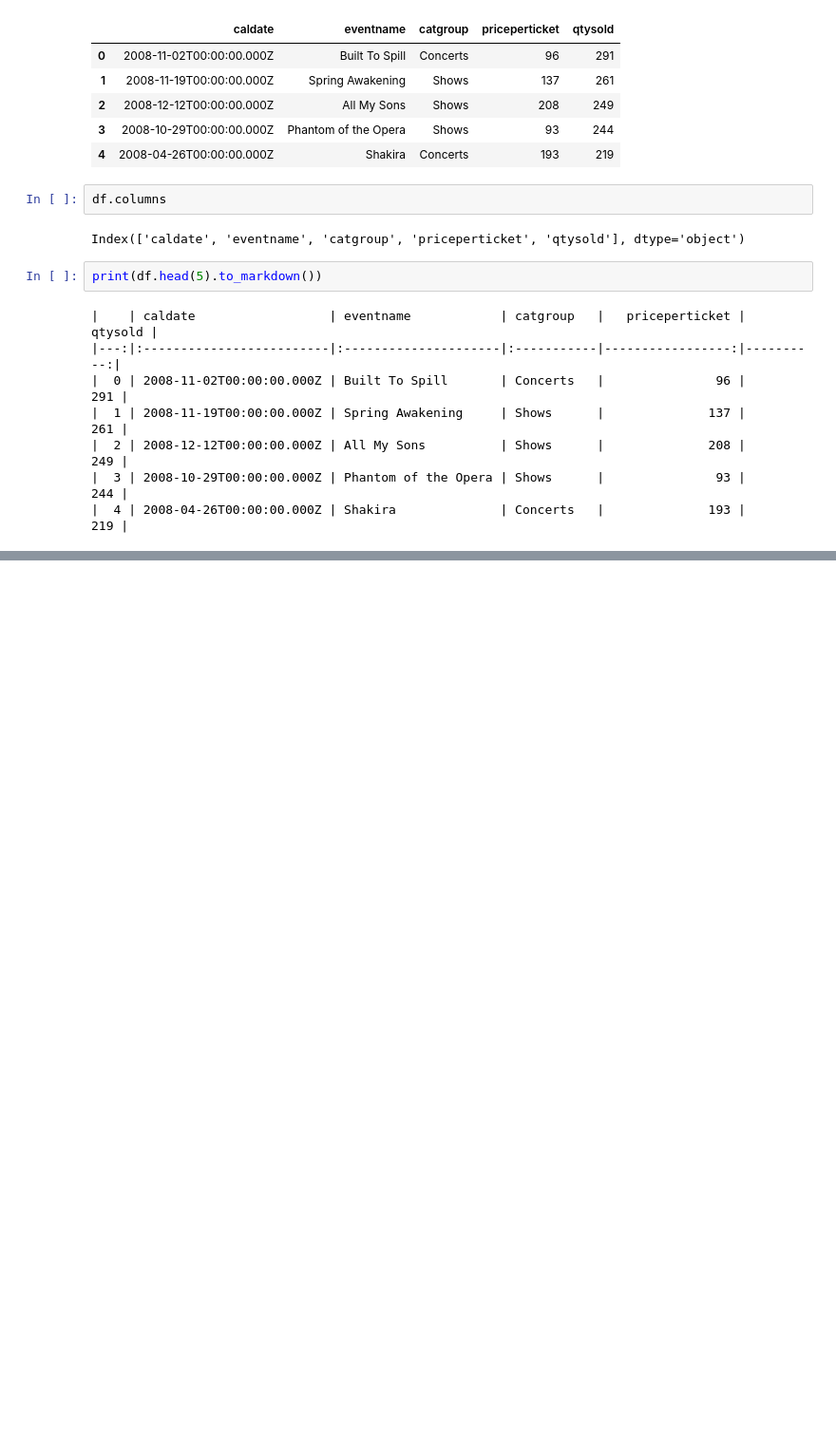
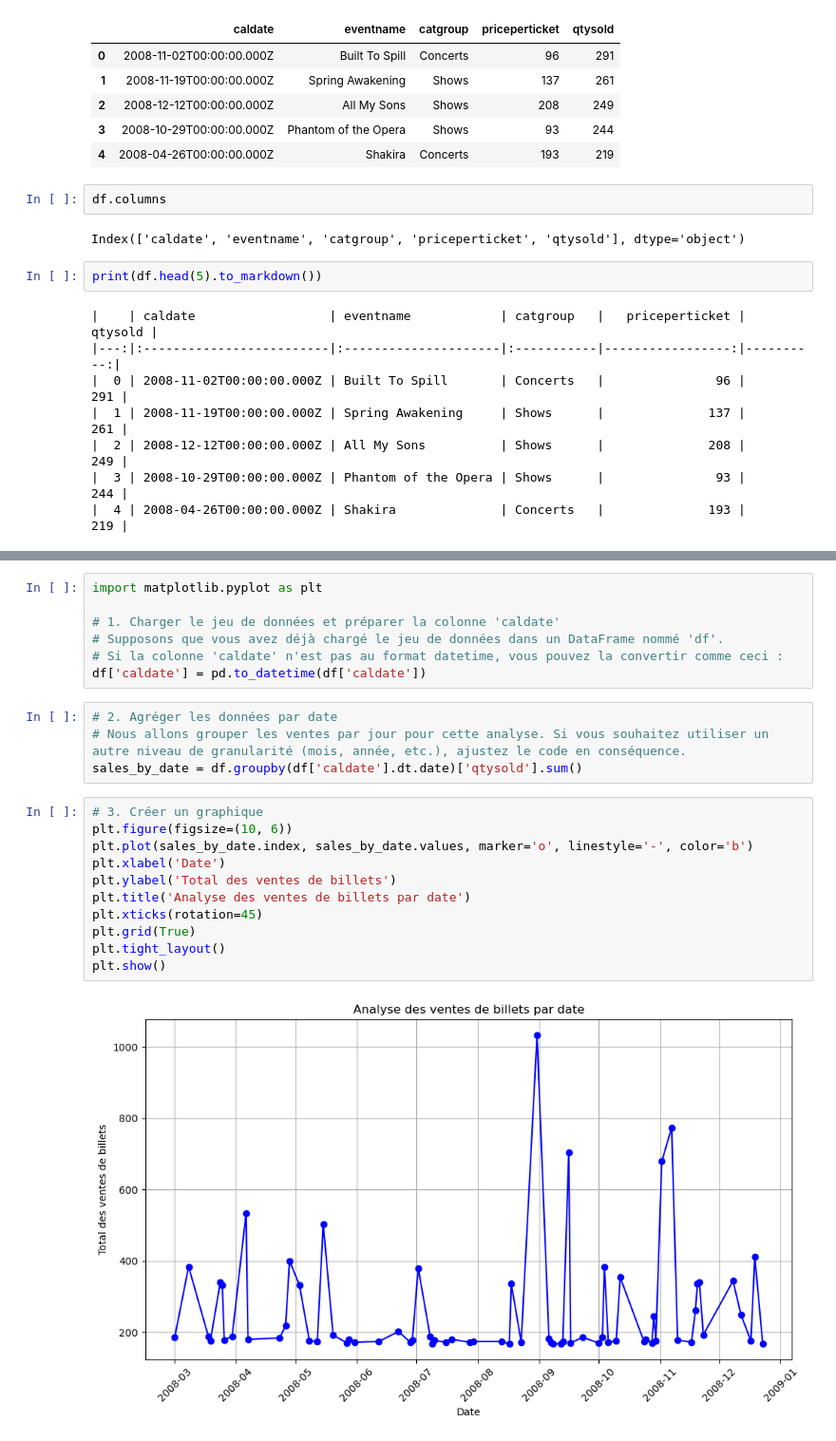
Before and after one commit to mahdislimen/Data-analysis-project, a Jupyter notebook: index.ipynb, the cells around one changed output, grey strips where cells are left out. Shown at 95% size. Drawn from its saved outputs; the diff is of its cells as text; blank space fills up the shorter version.

```diff
--- a/index.ipynb
+++ b/index.ipynb
@@ -49,0 +65,24 @@ print(df.head(5).to_markdown())
+# %%
+import matplotlib.pyplot as plt
+
+# 1. Charger le jeu de données et préparer la colonne 'caldate'
+# Supposons que vous avez déjà chargé le jeu de données dans un DataFrame nommé 'df'.
+# Si la colonne 'caldate' n'est pas au format datetime, vous pouvez la convertir comme ceci :
+df['caldate'] = pd.to_datetime(df['caldate'])
+# %%
+# 2. Agréger les données par date
+# Nous allons grouper les ventes par jour pour cette analyse. Si vous souhaitez utiliser un autre niveau de granularité (mois, année, etc.), ajustez le code en conséquence.
+sales_by_date = df.groupby(df['caldate'].dt.date)['qtysold'].sum()
+# %%
+# 3. Créer un graphique
+plt.figure(figsize=(10, 6))
+plt.plot(sales_by_date.index, sales_by_date.values, marker='o', linestyle='-', color='b')
+plt.xlabel('Date')
+plt.ylabel('Total des ventes de billets')
+plt.title('Analyse des ventes de billets par date')
+plt.xticks(rotation=45)
+plt.grid(True)
+plt.tight_layout()
+plt.show()
+# %% [output]
+[figure, added]
```
Also changed, not shown: parts of 2 cells of this notebook, 1 other file.
